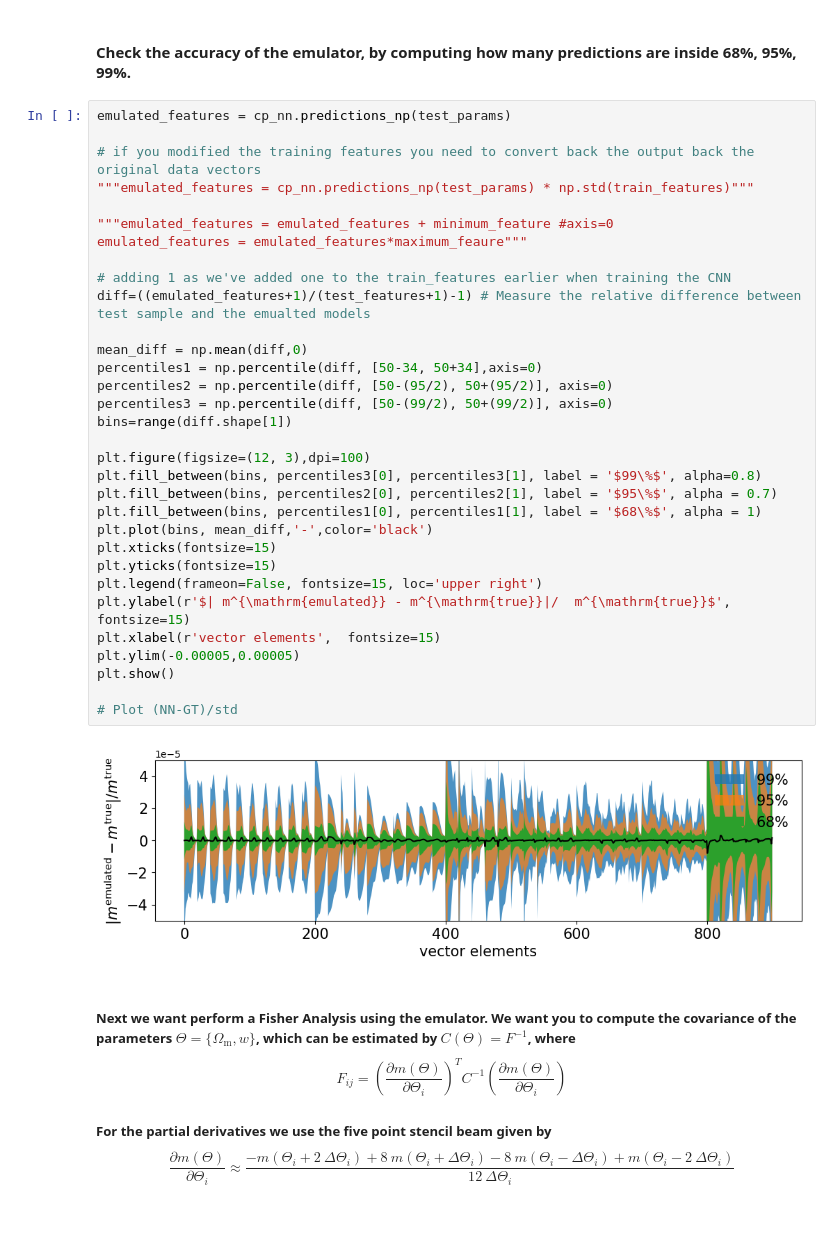
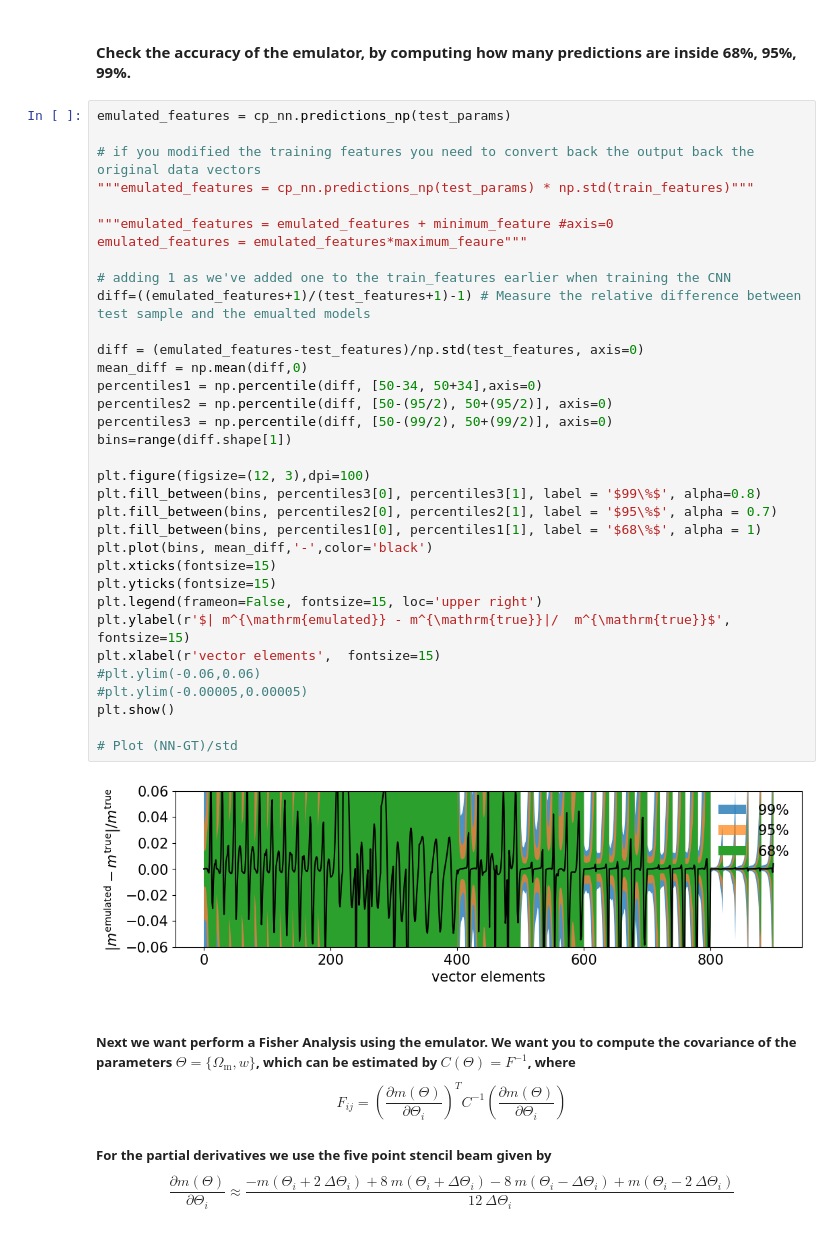
Before and after one commit to TheShak5/UWAstroStats, a Jupyter notebook: projects/2ptstat-analysis/assignments/assignment2_DarshakPatel.ipynb, the cells around one changed output. Drawn from its saved outputs; the diff is of its cells as text.

```diff
--- a/projects/2ptstat-analysis/assignments/assignment2_DarshakPatel.ipynb
+++ b/projects/2ptstat-analysis/assignments/assignment2_DarshakPatel.ipynb
@@ -149,35 +103,37 @@ emulated_features = cp_nn.predictions_np(test_params)
 
 # if you modified the training features you need to convert back the output back the original data vectors
 """emulated_features = cp_nn.predictions_np(test_params) * np.std(train_features)"""
 
 """emulated_features = emulated_features + minimum_feature #axis=0
 emulated_features = emulated_features*maximum_feaure"""
 
 # adding 1 as we've added one to the train_features earlier when training the CNN
 diff=((emulated_features+1)/(test_features+1)-1) # Measure the relative difference between test sample and the emualted models
 
+diff = (emulated_features-test_features)/np.std(test_features, axis=0)
 mean_diff = np.mean(diff,0)
 percentiles1 = np.percentile(diff, [50-34, 50+34],axis=0)
 percentiles2 = np.percentile(diff, [50-(95/2), 50+(95/2)], axis=0)
 percentiles3 = np.percentile(diff, [50-(99/2), 50+(99/2)], axis=0)
 bins=range(diff.shape[1])
 
 plt.figure(figsize=(12, 3),dpi=100)
 plt.fill_between(bins, percentiles3[0], percentiles3[1], label = '$99\%$', alpha=0.8)
 plt.fill_between(bins, percentiles2[0], percentiles2[1], label = '$95\%$', alpha = 0.7)
 plt.fill_between(bins, percentiles1[0], percentiles1[1], label = '$68\%$', alpha = 1)
 plt.plot(bins, mean_diff,'-',color='black')
 plt.xticks(fontsize=15)
 plt.yticks(fontsize=15)
 plt.legend(frameon=False, fontsize=15, loc='upper right')
 plt.ylabel(r'$| m^{\mathrm{emulated}} - m^{\mathrm{true}}|/  m^{\mathrm{true}}$', fontsize=15)
 plt.xlabel(r'vector elements',  fontsize=15)
-plt.ylim(-0.00005,0.00005)
+#plt.ylim(-0.06,0.06)
+#plt.ylim(-0.00005,0.00005)
 plt.show()
 
 # Plot (NN-GT)/std
 # %% [output]
-[figure, old version]
+[figure, new version]
 # %% [markdown]
 ##### Next we want perform a Fisher Analysis using the emulator. We want you to compute the covariance of the parameters $\Theta = \{\Omega_\mathrm{m},w\}$, which can be estimated by $C(\Theta) = F^{-1}$, where $$F_{ij}= \left(\frac{\partial m(\Theta)}{\partial \Theta_i}\right)^{T} C^{-1} \left(\frac{\partial m(\Theta)}{\partial \Theta_i}\right)$$
 ##### For the partial derivatives we use the five point stencil beam given by $$\frac{\partial m(\Theta)}{\partial \Theta_i}\approx \frac{-m(\Theta_i + 2\ \Delta \Theta_i) + 8 \ m(\Theta_i +  \Delta \Theta_i) - 8 \ m(\Theta_i - \Delta \Theta_i) + m(\Theta_i - 2\ \Delta \Theta_i)}{12 \ \Delta \Theta_i }$$
```
Also changed, not shown: parts of 16 cells of this notebook, 1 other file.
